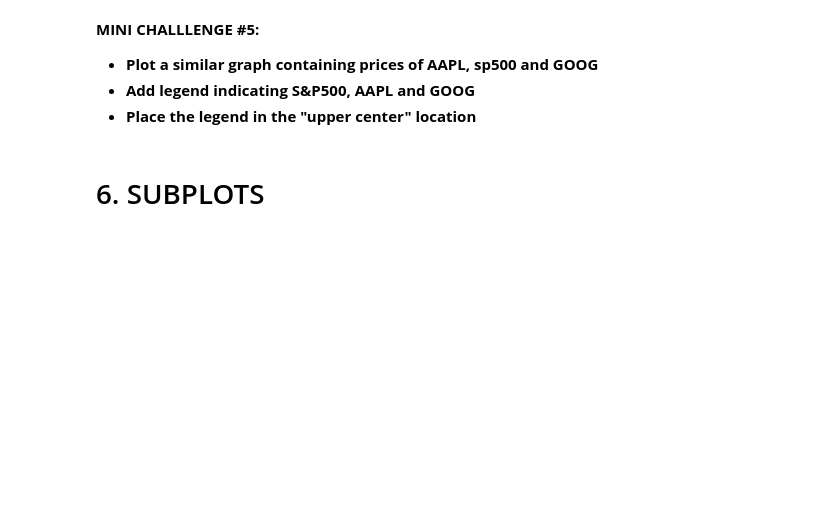
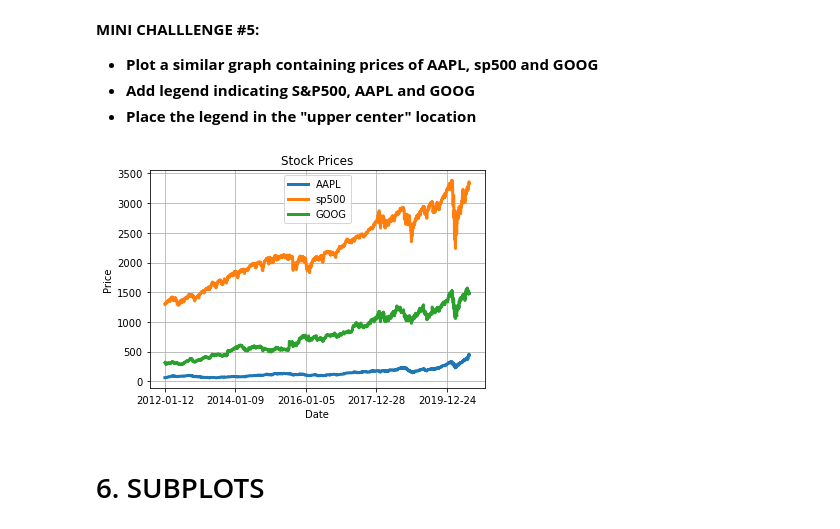
Before and after one commit to Ki-Sung/python_financial_analysis_and_machine_learning, a Jupyter notebook: Part1_Python_Programing_Fundamentals/9. Python 101 - Data Visualization with matplotlib.ipynb, the cells around one changed output. Saved outputs shown, nothing was run; the diff lists cells and outputs as text; code cells hidden in the pictures; blank space fills up the shorter version.

```diff
--- a/Part1_Python_Programing_Fundamentals/9. Python 101 - Data Visualization with matplotlib.ipynb
+++ b/Part1_Python_Programing_Fundamentals/9. Python 101 - Data Visualization with matplotlib.ipynb
@@ -190,5 +214,15 @@ plt.show()
 - **Plot a similar graph containing prices of AAPL, sp500 and GOOG**
 - **Add legend indicating S&P500, AAPL and GOOG**
 - **Place the legend in the "upper center" location**
+# %%
+# answer
+stock_df.plot(x="Date", y=["AAPL", "sp500", "GOOG"], linewidth=3)
+plt.ylabel("Price")
+plt.title("Stock Prices")
+plt.legend(loc="upper center")
+plt.grid()
+plt.show()
+# %% [output]
+[figure, added]
 # %% [markdown]
 # 6. SUBPLOTS
```
Also changed, not shown: parts of 12 cells of this notebook.
